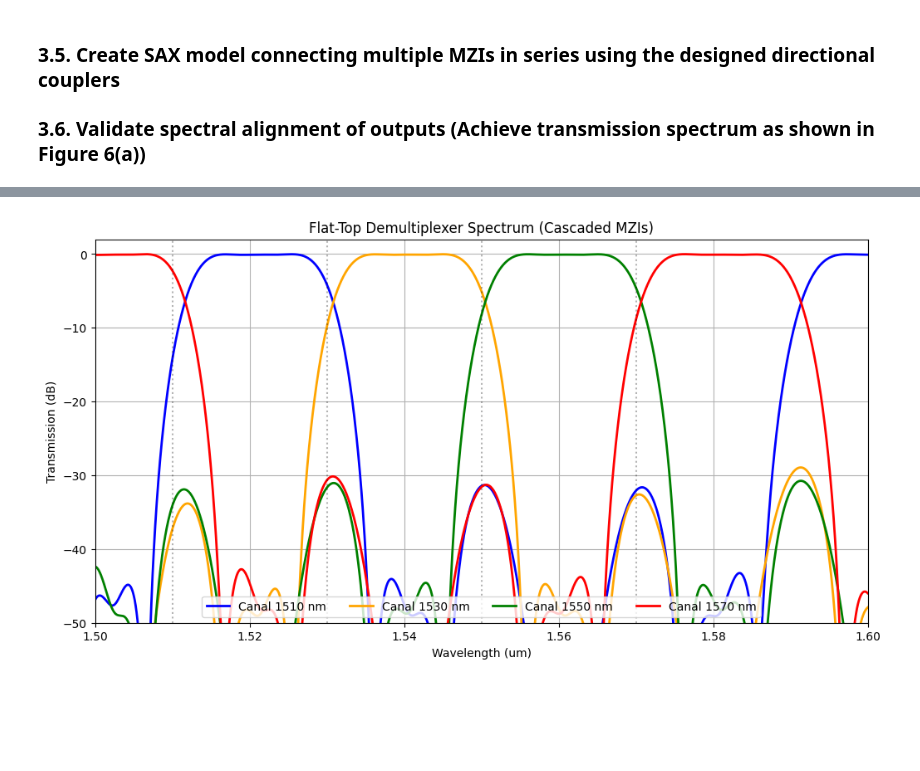
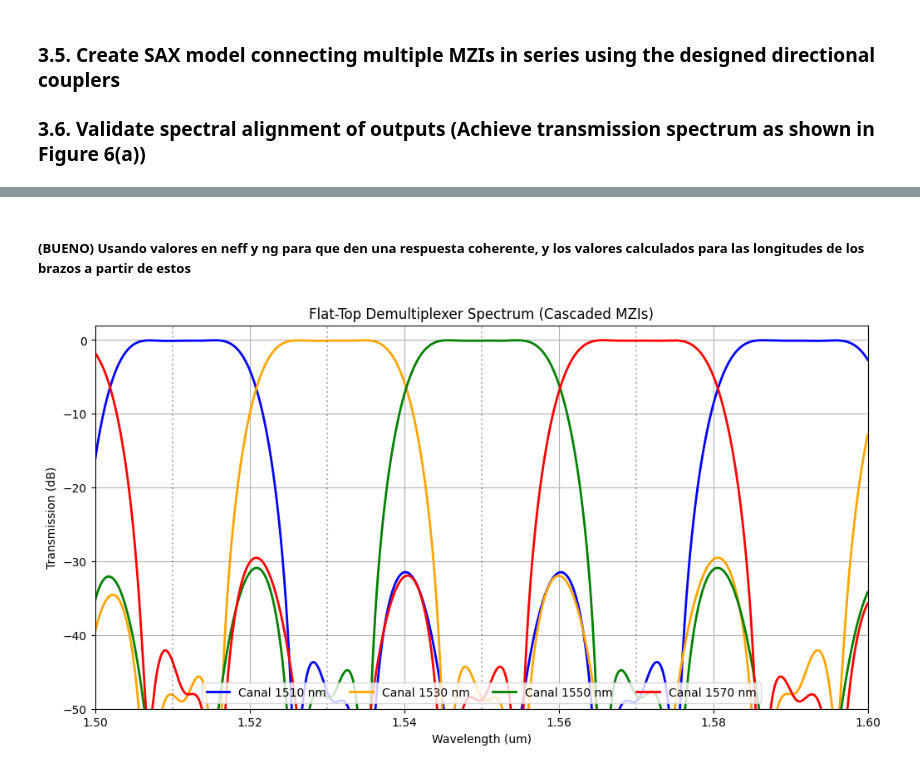
Before and after one commit to snacmuo/pic-upv-lab5-finalproject, a Jupyter notebook: FInal_Project_Sergi_Nàcher_Muñoz.ipynb, the cells around one changed output, grey strips where cells are left out. Drawn from its saved outputs; the diff is of its cells as text; code cells hidden in the pictures; blank space fills up the shorter version.

```diff
--- a/FInal_Project_Sergi_Nàcher_Muñoz.ipynb
+++ b/FInal_Project_Sergi_Nàcher_Muñoz.ipynb
@@ -661,8 +851,13 @@ plt.show()
+# %% [markdown]
+##### (BUENO) Usando valores en neff y ng para que den una respuesta coherente, y los valores calculados para las longitudes de los brazos a partir de estos
 # %%
 lambda_0 = 1.55 # Longitud de onda central
 
-neff = n_eff_TE
-ng = n_g_TE
+# neff = n_eff_TE
+# ng = n_g_TE
+
+neff = 2.32717
+ng = 4.2933
 
 # 1. CÁLCULO FÍSICO DE DELAY LINES
 
@@ -718,7 +913,7 @@ base_models = {
 
 # 3. NETLISTS DE LOS BLOQUES S1 y S2
 
-# Bloque S1 (Maneja FSR = 40 nm)
+# Bloque S1
 s1_netlist = {
     "instances": {
         "c1": "c_50", "c2": "c_17", "c3": "c_23", "c4": "c_05",
@@ -740,7 +935,6 @@ s1_netlist = {
 }
 S1_model, info = sax.circuit(netlist=s1_netlist, models=base_models)
 
-
 # Bloque S2 NORMAL
 s2_norm_netlist = {
     "instances": {
@@ -758,7 +952,6 @@ s2_norm_netlist = {
     "ports": {"in_top": "c1,in0", "in_bot": "c1,in1", "out_top": "c3,out0", "out_bot": "c3,out1"}
 }
 S2_norm_model, info = sax.circuit(netlist=s2_norm_netlist, models=base_models)
-
 
 # Bloque S2 SHIFTED
 s2_shift_netlist = {
@@ -806,7 +999,6 @@ tree_netlist = {
         "out_1550": "s2_4_n,out_top",
         "out_1570": "s2_5_s,out_bot",
         "out_1530": "s2_6_s,out_bot",
-
     }
 }
 
@@ -819,37 +1011,34 @@ tree_circuit, info = sax.circuit(
 
 # 5. SIMULACIÓN Y VISUALIZACIÓN
 
-# Generamos el array de longitudes de onda
 wvl_sweep = jnp.linspace(1.50, 1.60, 5000)
-
-# Evaluamos el circuito completo pasándole únicamente la longitud de onda
 S_tree = tree_circuit(wl=wvl_sweep)
 
 # Extracción de la potencia en dB para cada puerto de salida
 T_1510 = 10 * jnp.log10(jnp.abs(S_tree["in_main", "out_1510"])**2)
 T_1530 = 10 * jnp.log10(jnp.abs(S_tree["in_main", "out_1530"])**2)
 T_1550 = 10 * jnp.log10(jnp.abs(S_tree["in_main", "out_1550"])**2)
 T_1570 = 10 * jnp.log10(jnp.abs(S_tree["in_main", "out_1570"])**2)
 
 # Gráfica
 plt.figure(figsize=(12, 6))
 plt.plot(wvl_sweep, T_1510, label="Canal 1510 nm", color='blue', linewidth=2)
 plt.plot(wvl_sweep, T_1530, label="Canal 1530 nm", color='orange', linewidth=2)
 plt.plot(wvl_sweep, T_1550, label="Canal 1550 nm", color='green', linewidth=2)
 plt.plot(wvl_sweep, T_1570, label="Canal 1570 nm", color='red', linewidth=2)
 
 # Líneas verticales de referencia para los canales
 canales = [1.51, 1.53, 1.55, 1.57]
 for c in canales:
     plt.axvline(c, color='black', alpha=0.3, linestyle=':')
 
 plt.xlabel("Wavelength (um)")
 plt.ylabel("Transmission (dB)")
 plt.title("Flat-Top Demultiplexer Spectrum (Cascaded MZIs)")
 plt.ylim(-50, 2)
 plt.xlim(1.50, 1.60)
 plt.legend(loc="lower center", ncol=4)
 plt.grid(True)
 plt.show()
 # %% [output]
-[figure, old version]
+[figure, new version]
```
Also changed, not shown: parts of 13 cells of this notebook.
